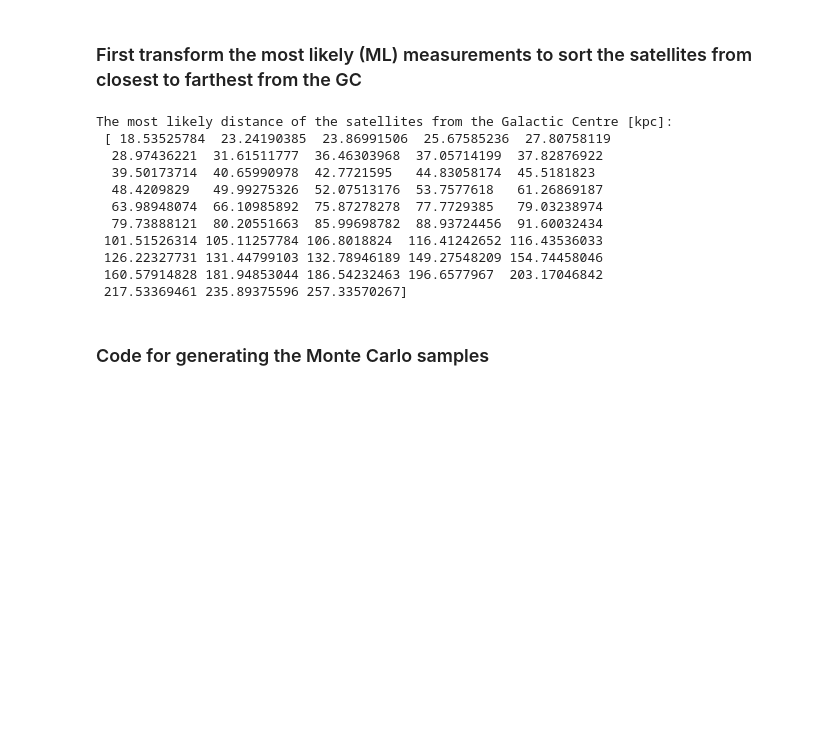
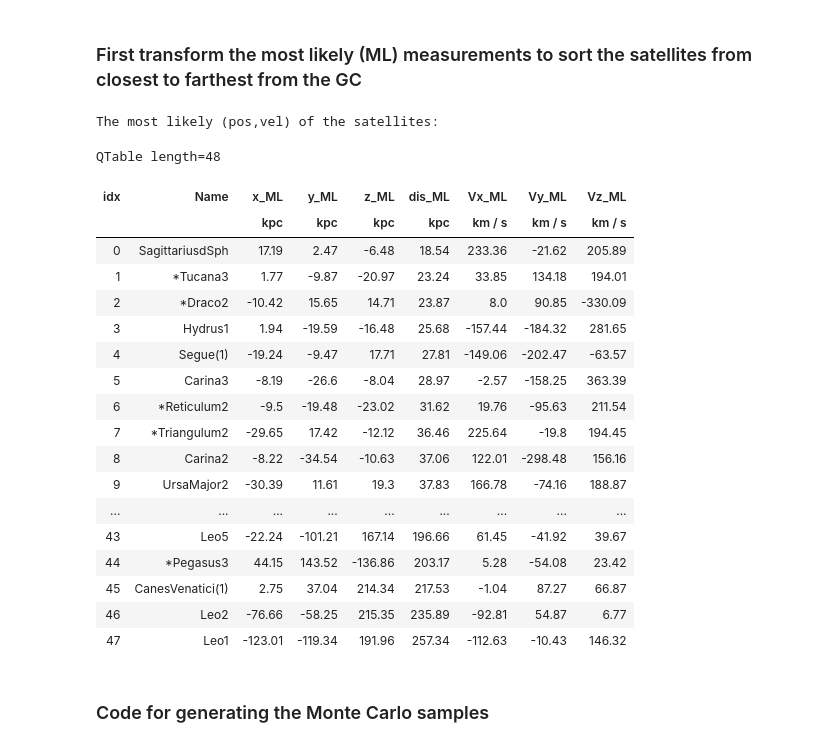
Before and after one commit to MariusCautun/MW_satellite_MonteCarlo, a Jupyter notebook: MW_satellites_MC_errors.ipynb, the cells around one changed output. Saved outputs shown, nothing was run; the diff lists cells and outputs as text; code cells hidden in the pictures; blank space fills up the shorter version.

```diff
--- a/MW_satellites_MC_errors.ipynb
+++ b/MW_satellites_MC_errors.ipynb
@@ -111,0 +115,11 @@ Table length=3
+# %%
+target_sats = [ 'SagittariusdSph', 'LMC', 'SMC', 'Fornax', 'Leo1', 'Leo2', 'Carina', 'Draco',
+                   'Sculptor', 'Sextans(1)', 'UrsaMinor']
+numSats_total = len(data['GalaxyName'])
+numSats = len(target_sats)
+
+sel_target = np.array( [ data['GalaxyName'][i].strip() in target_sats for i in range(numSats_total) ] )
+print( "Found {0} satellites out of {1} searched for.\n\t Found all: {2}".format( sel_target.sum(), numSats, sel_target.sum()==numSats) )
+
+print( "Updated proper motion data:" )
+data[['GalaxyName','RA', 'Dec', 'vh','vh+','vh-', 'pmra','epmra+','epmra-','pmdec','epmdec+','epmdec-']][sel_target]
@@ -177,11 +211,12 @@ import astropy.coordinates as coord
 def satellite_phase_space_wrt_GC( ra, dec, dist, rad_vel, pmra, pmdec, Sun_R, Sun_z, Sun_vel ):
     gc_frame = coord.Galactocentric( galcen_distance=Sun_R*u.kpc, galcen_v_sun=Sun_vel*u.km/u.s, z_sun=Sun_z*u.kpc)
 
-    coord_Sun = coord.SkyCoord( ra=ra, dec=dec, unit=(u.hourangle, u.deg), frame='icrs',
+    coord_Sun = coord.SkyCoord( ra=ra, dec=dec, unit=(u.hourangle, u.deg), #frame='icrs',
                         distance=dist*u.kpc,
                         pm_ra_cosdec=pmra*u.mas/u.yr,
                         pm_dec=pmdec*u.mas/u.yr,
                         radial_velocity=rad_vel*u.km/u.s )
+
     coord_GC = coord_Sun.transform_to(gc_frame)
     return coord_GC
 # %% [markdown]
@@ -196,36 +231,58 @@ sun_z = np.array( [0.020,0.01])   # Sun's z displacement Joshi (2007) -- https:/
 # %%
 sat_dist= coord.Distance( distmod=data['dmod'][sel_valid], unit=u.kpc).value
 sun_vel = [sun_LSR[0,0], sun_vCirc[0]+sun_LSR[1,0], sun_LSR[2,0]]
 
 coords = satellite_phase_space_wrt_GC( ra=data['RA'][sel_valid], dec=data['Dec'][sel_valid], \
                                           dist=sat_dist, rad_vel=data['vh'][sel_valid], \
                                           pmra=data['pmra'][sel_valid], pmdec =data['pmdec'][sel_valid], \
                                           Sun_R=sun_R[0], Sun_z=sun_z[0], Sun_vel=sun_vel )
 
 # sort satellites in order of distance from GC
 pos_GC_ML = np.column_stack( (coords.x.value, coords.y.value, coords.z.value) )   # most likely value
 vel_GC_ML = np.column_stack( (coords.v_x.value, coords.v_y.value, coords.v_z.value) )   # most likely value
 dis_GC_ML = np.sqrt( (pos_GC_ML**2).sum(axis=1) )
 order = dis_GC_ML.argsort()
 
 sat_names = np.array( [name.strip() for name in data['GalaxyName'][sel_valid]] )[order]
 pos_GC_ML = pos_GC_ML[order]
 vel_GC_ML = vel_GC_ML[order]
 dis_GC_ML = dis_GC_ML[order]
 
-print( "The most likely distance of the satellites from the Galactic Centre [kpc]:\n", dis_GC_ML )
+print( "The most likely (pos,vel) of the satellites:" )
+
+p = pos_GC_ML * u.kpc
+d = dis_GC_ML * u.kpc
+v = vel_GC_ML * u.km / u.s
+t = QTable( (sat_names, p[:,0],p[:,1],p[:,2], d, v[:,0],v[:,1],v[:,2]),
+          names=['Name', 'x_ML','y_ML','z_ML', 'dis_ML', 'Vx_ML','Vy_ML','Vz_ML'] )
+
+# show only a few decimal digits
+for col in t.colnames:
+    if col=='Name': continue
+    t[col] = np.round( t[col], decimals=2)
+
+t.show_in_notebook()
 # %% [output]
-The most likely distance of the satellites from the Galactic Centre [kpc]:
- [ 18.53525784  23.24190385  23.86991506  25.67585236  27.80758119
-  28.97436221  31.61511777  36.46303968  37.05714199  37.82876922
-  39.50173714  40.65990978  42.7721595   44.83058174  45.5181823
-  48.4209829   49.99275326  52.07513176  53.7577618   61.26869187
-  63.98948074  66.10985892  75.87278278  77.7729385   79.03238974
-  79.73888121  80.20551663  85.99698782  88.93724456  91.60032434
- 101.51526314 105.11257784 106.8018824  116.41242652 116.43536033
- 126.22327731 131.44799103 132.78946189 149.27548209 154.74458046
- 160.57914828 181.94853044 186.54232463 196.6577967  203.17046842
- 217.53369461 235.89375596 257.33570267]
+The most likely (pos,vel) of the satellites:
+QTable length=48
+| idx | Name | x_ML | y_ML | z_ML | dis_ML | Vx_ML | Vy_ML | Vz_ML |
+|  |  | kpc | kpc | kpc | kpc | km / s | km / s | km / s |
+| 0 | SagittariusdSph | 17.19 | 2.47 | -6.48 | 18.54 | 233.36 | -21.62 | 205.89 |
+| 1 | *Tucana3 | 1.77 | -9.87 | -20.97 | 23.24 | 33.85 | 134.18 | 194.01 |
+| 2 | *Draco2 | -10.42 | 15.65 | 14.71 | 23.87 | 8.0 | 90.85 | -330.09 |
+| 3 | Hydrus1 | 1.94 | -19.59 | -16.48 | 25.68 | -157.44 | -184.32 | 281.65 |
+| 4 | Segue(1) | -19.24 | -9.47 | 17.71 | 27.81 | -149.06 | -202.47 | -63.57 |
+| 5 | Carina3 | -8.19 | -26.6 | -8.04 | 28.97 | -2.57 | -158.25 | 363.39 |
+| 6 | *Reticulum2 | -9.5 | -19.48 | -23.02 | 31.62 | 19.76 | -95.63 | 211.54 |
+| 7 | *Triangulum2 | -29.65 | 17.42 | -12.12 | 36.46 | 225.64 | -19.8 | 194.45 |
+| 8 | Carina2 | -8.22 | -34.54 | -10.63 | 37.06 | 122.01 | -298.48 | 156.16 |
+| 9 | UrsaMajor2 | -30.39 | 11.61 | 19.3 | 37.83 | 166.78 | -74.16 | 188.87 |
+| ... | ... | ... | ... | ... | ... | ... | ... | ... |
+| 43 | Leo5 | -22.24 | -101.21 | 167.14 | 196.66 | 61.45 | -41.92 | 39.67 |
+| 44 | *Pegasus3 | 44.15 | 143.52 | -136.86 | 203.17 | 5.28 | -54.08 | 23.42 |
+| 45 | CanesVenatici(1) | 2.75 | 37.04 | 214.34 | 217.53 | -1.04 | 87.27 | 66.87 |
+| 46 | Leo2 | -76.66 | -58.25 | 215.35 | 235.89 | -92.81 | 54.87 | 6.77 |
+| 47 | Leo1 | -123.01 | -119.34 | 191.96 | 257.34 | -112.63 | -10.43 | 146.32 |
 # %% [markdown]
 ### Code for generating the Monte Carlo samples
 # %%
```
Also changed, not shown: parts of 17 cells of this notebook, 4 other files.
